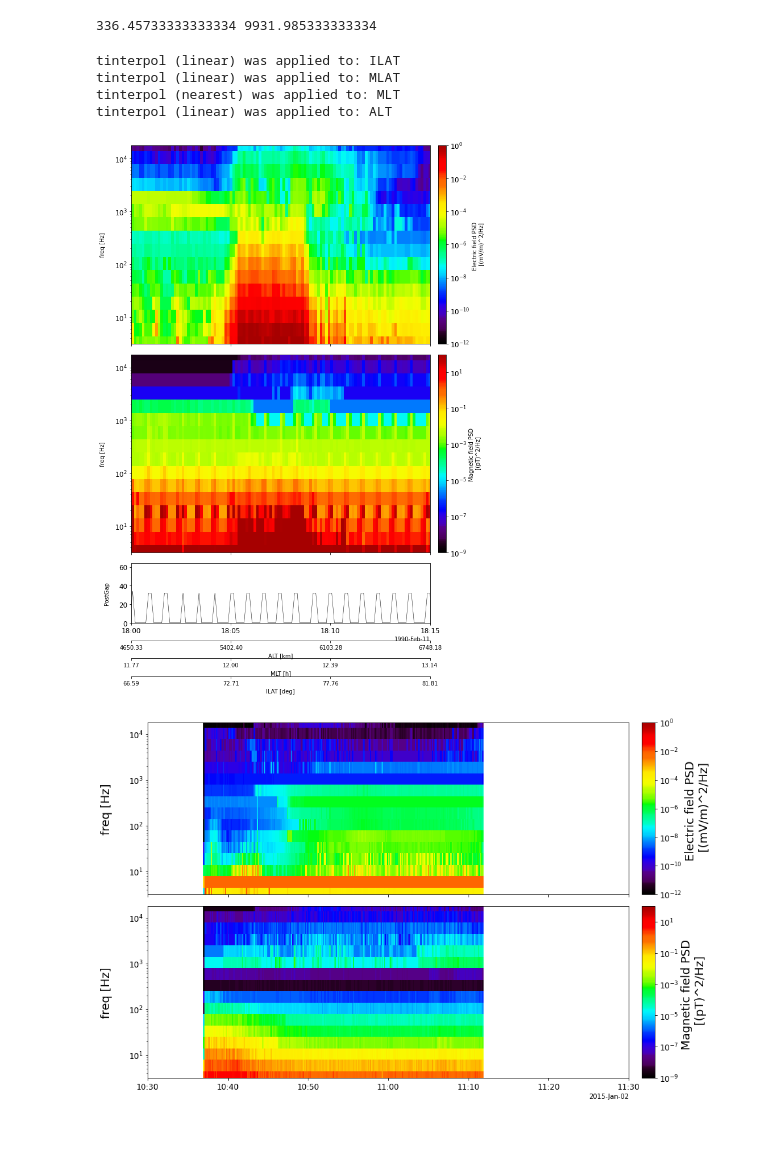
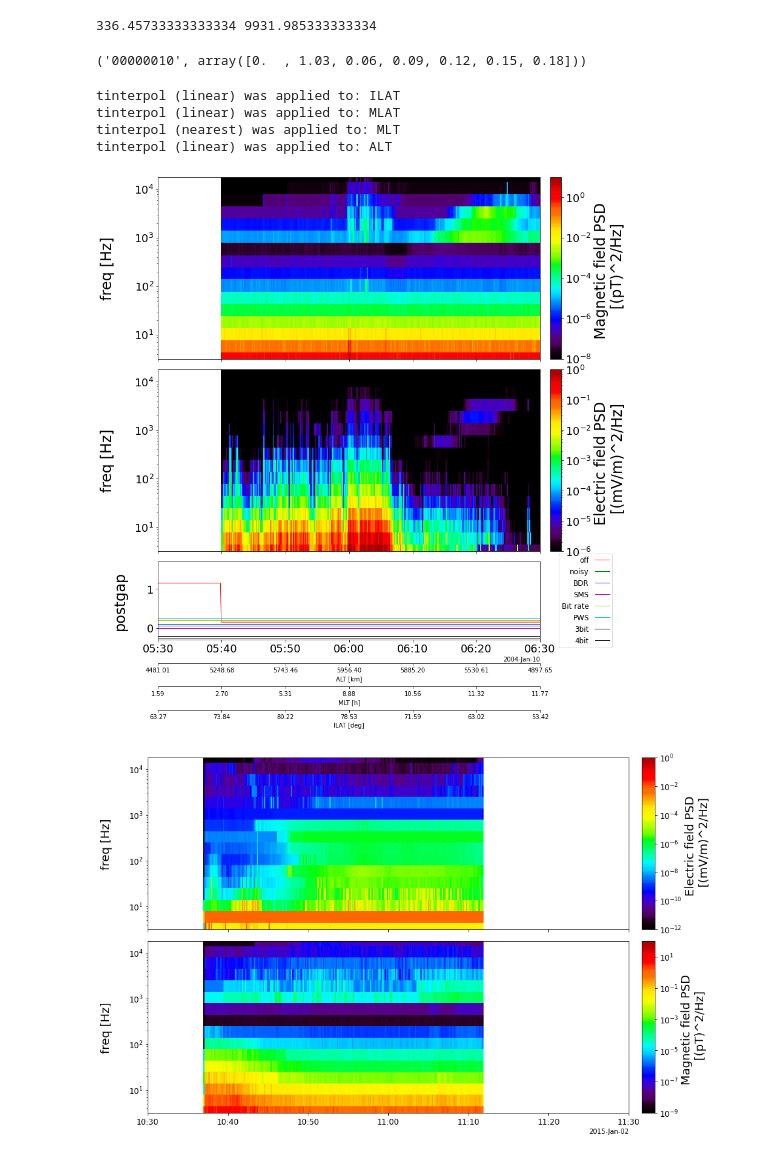
Before and after one commit to shuji-onosawa/Akebono_analysis_old, a Jupyter notebook: VLF_mca/memo.ipynb, the cells around one changed output. Saved outputs shown, nothing was run; the diff lists cells and outputs as text; code cells hidden in the pictures.

```diff
--- a/VLF_mca/memo.ipynb
+++ b/VLF_mca/memo.ipynb
@@ -443,13 +443,21 @@ tinterpol (nearest) was applied to: MLT
 print(Alt_min, Alt_max)
 # %% [output]
 336.45733333333334 9931.985333333334
+# %%
+postgap_str = format(2, '08b')
+postgap_array = np.empty(7)
+postgap_array[0], postgap_array[1], postgap_array[2], postgap_array[3], postgap_array[4], postgap_array[5] = \
+int(postgap_str[7]), int(postgap_str[6])+0.03, int(postgap_str[3])+0.06, int(postgap_str[2])+0.09, int(postgap_str[1])+0.12, int(postgap_str[0])+0.15
+postgap_str, postgap_array
+# %% [output]
+('00000010', array([0.  , 1.03, 0.06, 0.09, 0.12, 0.15, 0.18]))
 # %%
 import load
 import pytplot
 import pyspedas
 import numpy as np
 
-trange = ['1990-02-11', '1990-02-12']
+trange = ['2005-1-10', '2004-1-11']
 load.mca(trange)
 load.orb(trange)
 tplot_names = ['Emax', 'Eave', 'Bmax', 'Bave']
@@ -461,40 +469,57 @@ for i in range(4):
     bandwidth = tplot_variable.v * 0.3
     tplot_variable_amplitude = (10**(tplot_variable_float/20)) * (tplot_variable_0dB)  / np.sqrt(bandwidth)
     tplot_variable_power = (10**(tplot_variable_float/10)) * ((tplot_variable_0dB)**2) / bandwidth
     pytplot.store_data(tplot_names[i] +'_amp', data={'x': tplot_variable.times, 'y': tplot_variable_amplitude, 'v': tplot_variable.v})
     pytplot.store_data(tplot_names[i] +'_pwr', data={'x': tplot_variable.times, 'y': tplot_variable_power, 'v': tplot_variable.v})
 
 try:
     pyspedas.tinterpol('akb_ILAT', interp_to='Emax_pwr', newname = 'ILAT')
 except:
     print('orbit file is not perfect')
 pyspedas.tinterpol('akb_MLAT', interp_to = 'Emax', newname = 'MLAT')
 pyspedas.tinterpol('akb_MLT', interp_to = 'Emax', newname = 'MLT', method = 'nearest')
 pyspedas.tinterpol('akb_ALT', interp_to = 'Emax', newname = 'ALT')
 
 pytplot.options(['Emax_pwr', 'Bmax_pwr'], 'spec', 1)
 pytplot.options(['Emax_pwr', 'Bmax_pwr'], 'ylog', 1)
 pytplot.options(['Emax_pwr', 'Bmax_pwr'], 'zlog', 1)
 pytplot.options('Emax_pwr', 'ztitle', 'Electric field PSD \n [(mV/m)^2/Hz]')
-pytplot.options('Emax_pwr', 'zrange', [1e-12, 1])
+pytplot.options('Emax_pwr', 'zrange', [1e-6, 1])
 pytplot.options('Bmax_pwr', 'ztitle', 'Magnetic field PSD \n [(pT)^2/Hz]')
-pytplot.options('Bmax_pwr', 'zrange', [1e-9, 100])
+pytplot.options('Bmax_pwr', 'zrange', [1e-8, 1e1])
 pytplot.options(['Emax_pwr', 'Bmax_pwr'], 'ytitle', 'freq [Hz]')
-pytplot.tlimit([trange[0]+' 18:00:00', trange[0]+' 18:15:00'])
+pytplot.options(['Emax_pwr', 'Bmax_pwr'], 'panel_size', 0.7)
+pytplot.tlimit([trange[0]+' 05:30:00', trange[0]+' 6:30:00'])
 
-pytplot.options('PostGap', 'panel_size', 0.3)
-pytplot.options('PostGap', 'yrange', [0, 64])
+postgap = pytplot.get_data('PostGap')
+postgap_array = np.empty([postgap.y.size, 8])
+for i in range(postgap.y.size):
+    postgap_str = format(postgap.y[i], '08b')
+    postgap_array[i][3], postgap_array[i][1], postgap_array[i][2], postgap_array[i][0], postgap_array[i][4], postgap_array[i][5], postgap_array[i][6], postgap_array[i][7] = \
+    int(postgap_str[2]), int(postgap_str[6])+0.05, int(postgap_str[3])+0.1, int(postgap_str[7])+0.15, int(postgap_str[1])+0.2, int(postgap_str[0])+0.25, int(postgap_str[4])-0.2, int(postgap_str[5])-0.25,
+pytplot.store_data('postgap', data={'x':postgap.times, 'y':postgap_array}) #
+
+pytplot.options('postgap', 'Color', ['r','g','b','m','y','c','k','k'])
+pytplot.options('postgap', 'legend_names', ["off", "noisy", "BDR", "SMS", "Bit rate", "PWS", "3bit", '4bit'])
+pytplot.options('postgap', 'legend_location', 'spedas')
+pytplot.options('postgap', 'legend_size', 12)
+pytplot.options('postgap', 'panel_size', 0.3)
+pytplot.options('postgap', 'yrange', [-0.3, 1.7])
+pytplot.options('postgap', 'thick', 1.0)
+
 pytplot.options('ALT', 'ytitle', 'ALT [km]')
 pytplot.options('MLT', 'ytitle', 'MLT [h]')
 pytplot.options('ILAT', 'ytitle', 'ILAT [deg]')
 
-pytplot.tplot(['Emax_pwr', 'Bmax_pwr', 'PostGap'], var_label= ['ALT', 'MLT', 'ILAT'], xsize = 10, ysize=22)
+pytplot.options(['Bmax_pwr', 'Emax_pwr', 'postgap'], 'char_size', 24)
+pytplot.tplot_options('axis_font_size', 18)
+pytplot.tplot(['Bmax_pwr', 'Emax_pwr', 'postgap'], var_label= ['ALT', 'MLT', 'ILAT'], xsize = 12, ysize = 20)
 # %% [output]
 tinterpol (linear) was applied to: ILAT
 tinterpol (linear) was applied to: MLAT
 tinterpol (nearest) was applied to: MLT
 tinterpol (linear) was applied to: ALT
-[figure, old version]
+[figure, new version]
 # %%
 pytplot.tlimit(['2015-01-02 10:30:00', '2015-01-02 11:30:00'])
 pytplot.options(['Emax_pwr', 'Bmax_pwr'], 'char_size', 18)
```
Also changed, not shown: 19 other files.
